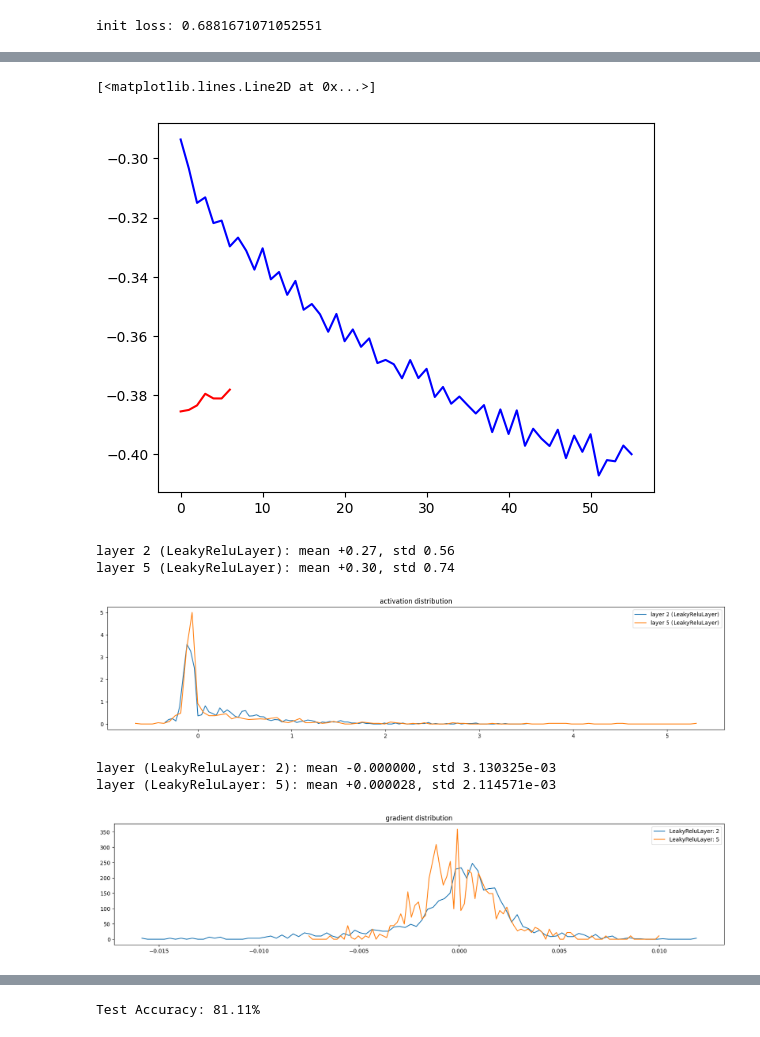
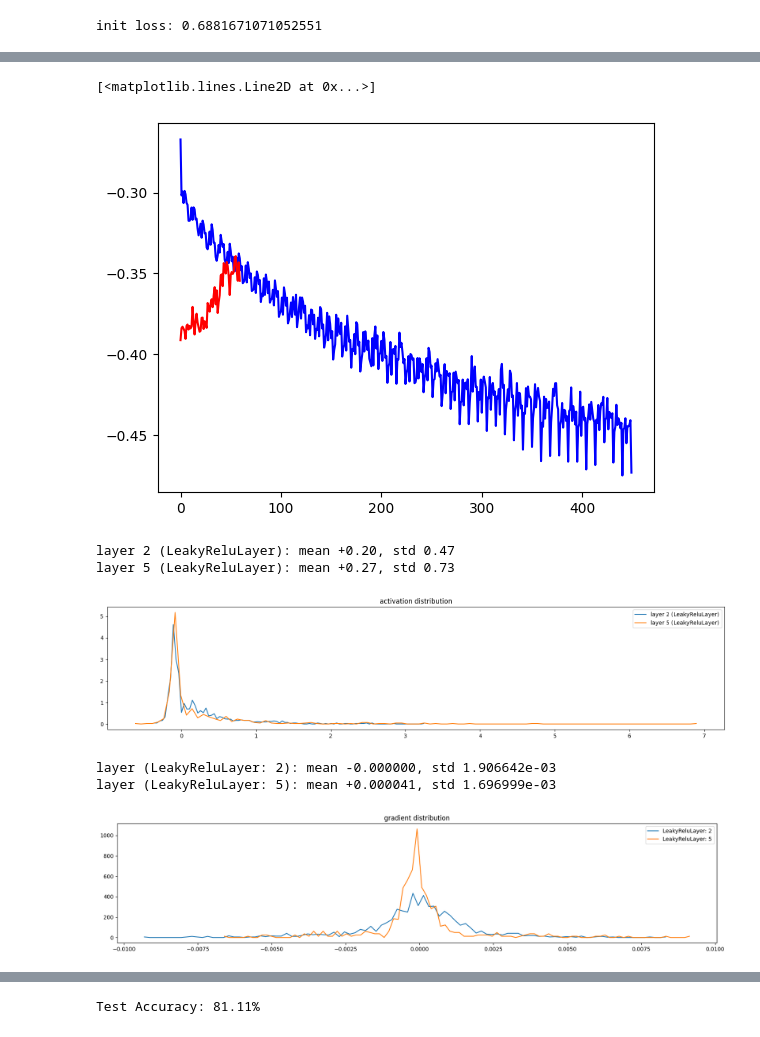
Before and after one commit to Shivanshu10/Pytorch-Tutorial, a Jupyter notebook: titanic.ipynb, the cells around one changed output, grey strips where cells are left out. Drawn from its saved outputs; the diff is of its cells as text; code cells hidden in the pictures.

```diff
--- a/titanic.ipynb
+++ b/titanic.ipynb
@@ -473,7 +473,7 @@ init loss: 0.6881671071052551
 # less lr rate since can overfit easily
 learning_rate = 1e-3
 # less epoch as can easily overfit
-num_epoch = 250
+num_epoch = 500
 
 lossi_train = []
 lossi_val = []
@@ -564,18 +567,18 @@ Epoch 200/250, Train Loss: -0.3965, Val Loss: -0.3878
 # %%
-chunk_size = 200
+chunk_size = 50
 
 # Trim excess elements so total size is divisible by chunk_size
 trimmed_size_train = (len(lossi_train) // chunk_size) * chunk_size
 trimmed_size_val = (len(lossi_val) // chunk_size) * chunk_size
 
 lossi_train = lossi_train[:trimmed_size_train]  # Trim to nearest multiple of chunk_size
 lossi_val = lossi_val[:trimmed_size_val]  # Trim to nearest multiple of chunk_size
 
 plt.plot(torch.tensor(lossi_train).view(-1, chunk_size).mean(1), color="blue")
 plt.plot(torch.tensor(lossi_val).view(-1, chunk_size).mean(1), color="red")
 # %% [output]
 [<matplotlib.lines.Line2D at 0x...>]
-[figure, old version]
+[figure, new version]
 # %%
 # visualize activations
 plt.figure(figsize=(20, 4))
@@ -595,9 +598,9 @@ if (len(model.layers) > 1):
     plt.legend(legends)
     plt.title("activation distribution")
 # %% [output]
-layer 2 (LeakyReluLayer): mean +0.27, std 0.56
-layer 5 (LeakyReluLayer): mean +0.30, std 0.74
+layer 2 (LeakyReluLayer): mean +0.20, std 0.47
+layer 5 (LeakyReluLayer): mean +0.27, std 0.73
-[figure, old version]
+[figure, new version]
 # %%
 # visualize histograms
 plt.figure(figsize=(20, 4)) # width and height of the plot
@@ -616,9 +619,9 @@ if (len(model.layers) > 1):
         plt.legend(legends);
         plt.title('gradient distribution')
 # %% [output]
-layer (LeakyReluLayer: 2): mean -0.000000, std 3.130325e-03
-layer (LeakyReluLayer: 5): mean +0.000028, std 2.114571e-03
+layer (LeakyReluLayer: 2): mean -0.000000, std 1.906642e-03
+layer (LeakyReluLayer: 5): mean +0.000041, std 1.696999e-03
-[figure, old version]
+[figure, new version]
 # %%
 # visualize histograms
 plt.figure(figsize=(20, 4)) # width and height of the plot
```
Also changed, not shown: parts of 3 cells of this notebook.
